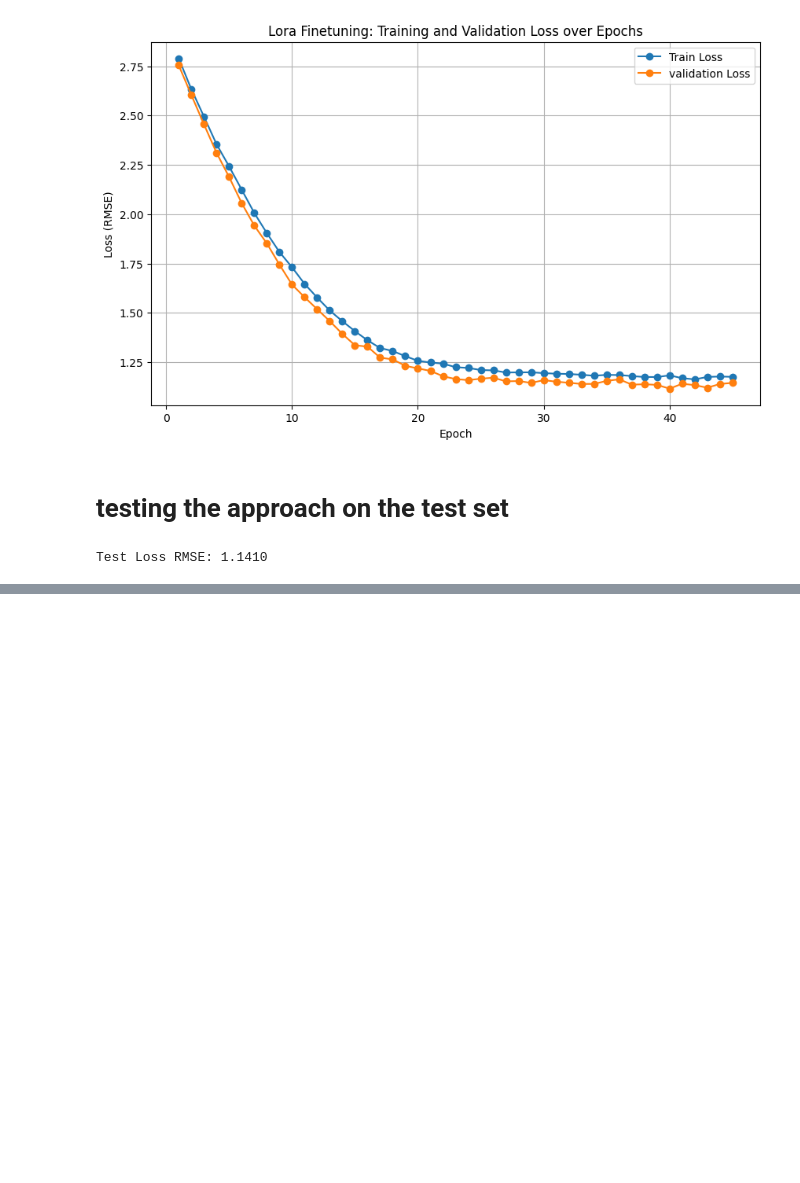
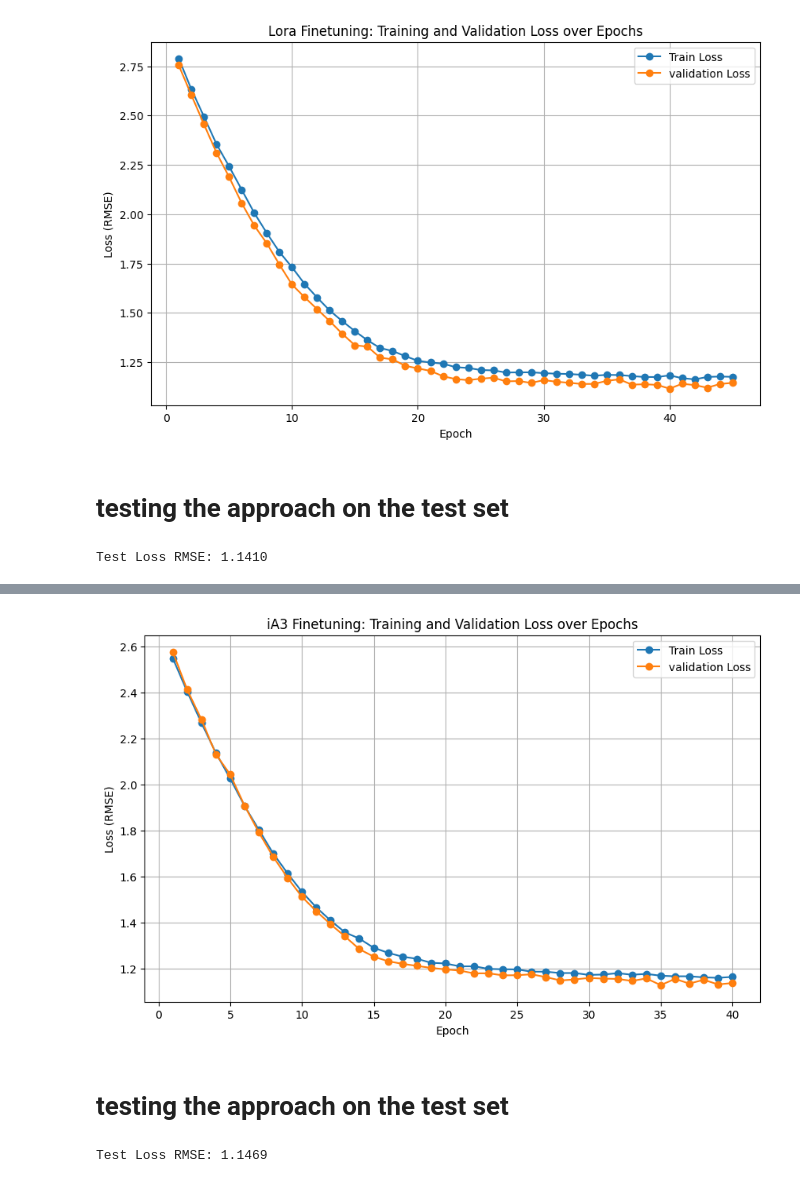
Before and after one commit to fas38/nnti-project-25, a Jupyter notebook: Task3_all_data_points_Finetuning_Full_bitfit_Lora.ipynb, the cells around one changed output, grey strips where cells are left out. Cells and saved outputs as stored; diff of their text form; code cells hidden in the pictures; blank space fills up the shorter version.

```diff
--- a/Task3_all_data_points_Finetuning_Full_bitfit_Lora.ipynb
+++ b/Task3_all_data_points_Finetuning_Full_bitfit_Lora.ipynb
@@ -637,0 +727,8 @@ Test Loss RMSE: 1.1410
+# %%
+path = '/content/drive/My Drive/Colab Notebooks/nnti/'
+os.chdir(path)
+model = AutoModel.from_pretrained("./mlm_finetuned_model", local_files_only=True, trust_remote_code=True) # fine tuned model
+regression_model = MoLFormerWithRegression_IA3(model)
+# reset the path to git repo
+os.chdir("/content/nnti-project-25/")
+print(os.getcwd())
@@ -637,0 +739,10 @@ Test Loss RMSE: 1.1410
+# %%
+train_losses, val_losses = train_model(
+    model=regression_model,
+    reg_train_loader=reg_train_loader,
+    reg_valid_loader=reg_valid_loader,
+    EPOCHS=50,
+    LEARNING_RATE=1e-7,
+    patience=5,
+    min_delta=0.001
+)
@@ -637,0 +763,38 @@ Test Loss RMSE: 1.1410
+# %%
+import matplotlib.pyplot as plt
+
+
+epochs = list(range(1, len(train_losses)+1))
+plt.figure(figsize=(10, 6))
+plt.plot(epochs, train_losses, marker='o', label='Train Loss')
+plt.plot(epochs, val_losses, marker='o', label='validation Loss')
+plt.xlabel('Epoch')
+plt.ylabel('Loss (RMSE)')
+plt.title('iA3 Finetuning: Training and Validation Loss over Epochs')
+plt.legend()
+plt.grid(True)
+plt.savefig("iA3 RMSE.png")
+plt.show()
+# %% [output]
+[figure, added]
+# %% [markdown]
+# testing the approach on the test set
+# %%
+regression_model.eval()
+loss_fn = torch.nn.MSELoss()
+
+total_test_loss = 0.0
+with torch.no_grad():
+    for batch in tqdm(reg_test_loader, desc="Testing"):
+        ids = batch['ids'].to(device)
+        mask = batch['mask'].to(device)
+        targets = batch['target'].to(device)
+
+        outputs = regression_model(ids, mask)
+        loss = loss_fn(outputs, targets)
+        total_test_loss += loss.item() * ids.size(0)
+
+avg_test_loss = total_test_loss / len(reg_test_loader.dataset)
+print(f"Test Loss RMSE: {np.sqrt(avg_test_loss):.4f}")
+# %% [output]
+Test Loss RMSE: 1.1469
```
Also changed, not shown: parts of 7 cells of this notebook.
